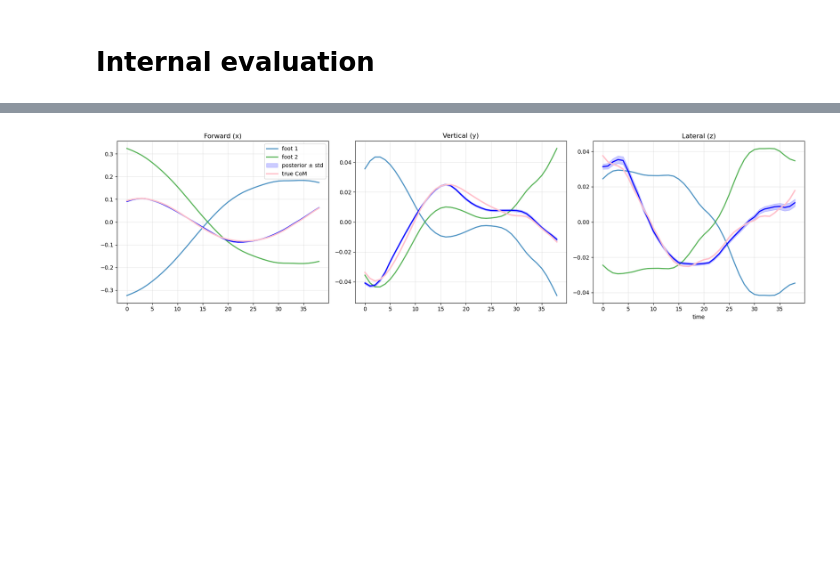
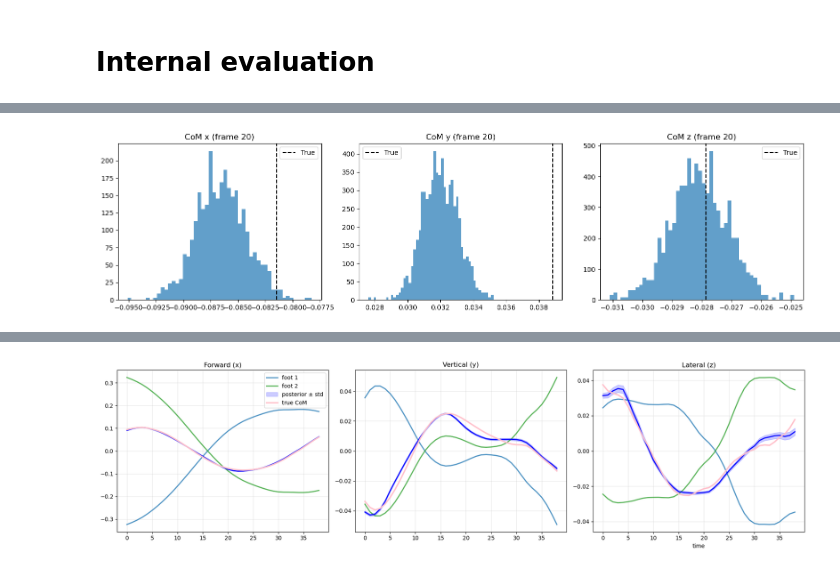
Before and after one commit to laurasaizz/SBI_walking, a Jupyter notebook: nsf_pca.ipynb, the cells around one changed output, grey strips where cells are left out. Cells and saved outputs as stored; diff of their text form; code cells hidden in the pictures; blank space fills up the shorter version.

```diff
--- a/nsf_pca.ipynb
+++ b/nsf_pca.ipynb
@@ -414,0 +481,27 @@ plt.show()
+# %%
+import matplotlib.pyplot as plt
+#sample from test set
+idx = 3
+foot_sample, theta_true = test_dataset[idx]
+foot_sample = foot_sample.unsqueeze(0).to("cpu")  # (1, foot_input_size)
+n_samples = 1000
+
+with torch.no_grad():
+    theta_samples = model.sample(foot_sample, n_samples).cpu().numpy()  # (n_samples, theta_dim)
+com_samples = pca.inverse_transform(theta_samples * theta_std + theta_mean)  # (n_samples, T*3)
+com_samples = com_samples.reshape(n_samples, -1, 3)  # (n_samples, T, 3)
+
+com_true = com_test[idx]  # (T, 3)
+
+fig, axes = plt.subplots(1, 3, figsize=(15, 4))
+labels = ["CoM x (frame 20)", "CoM y (frame 20)", "CoM z (frame 20)"]
+for d in range(3):
+    #fixing time, t=20
+    axes[d].hist(com_samples[:, 20, d], bins=50, density=True, alpha=0.7)
+    axes[d].axvline(com_true[20, d], linestyle="--", color="k", label="True")
+    axes[d].set_title(labels[d])
+    axes[d].legend()
+plt.tight_layout()
+plt.show()
+# %% [output]
+[figure, added]
```
Also changed, not shown: parts of 22 cells of this notebook, 6 other files.
